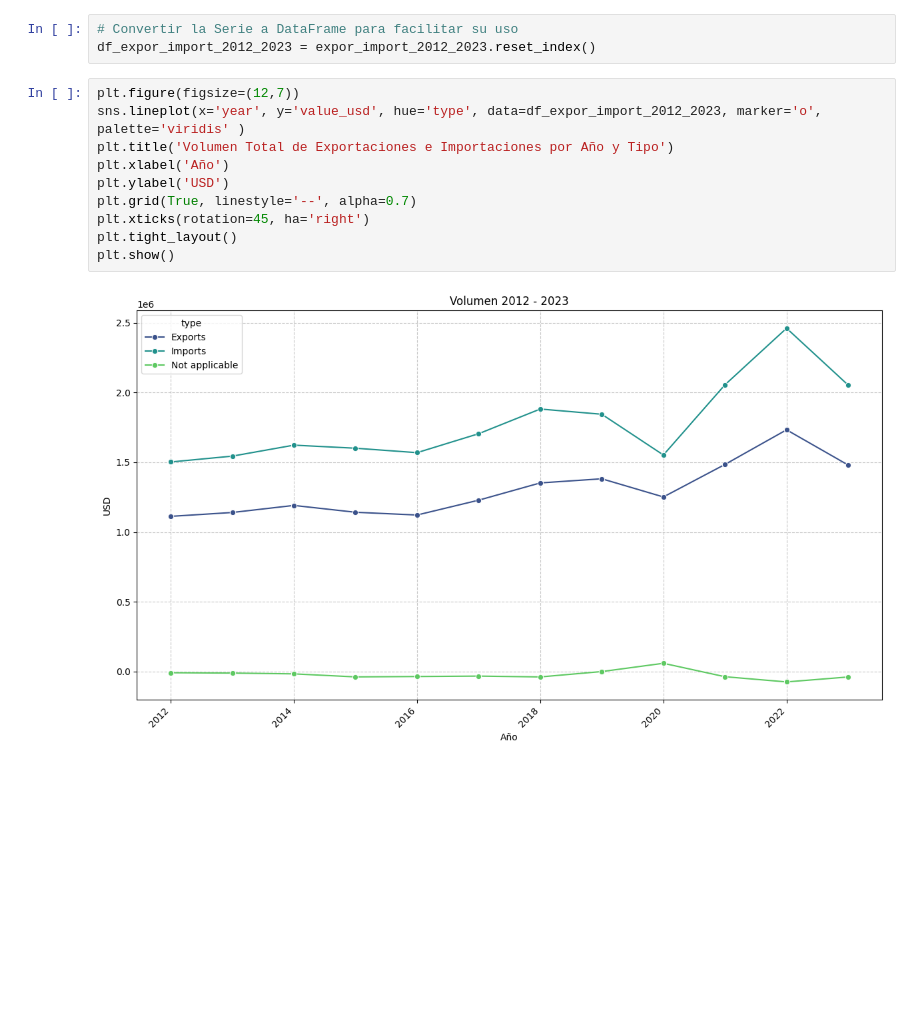
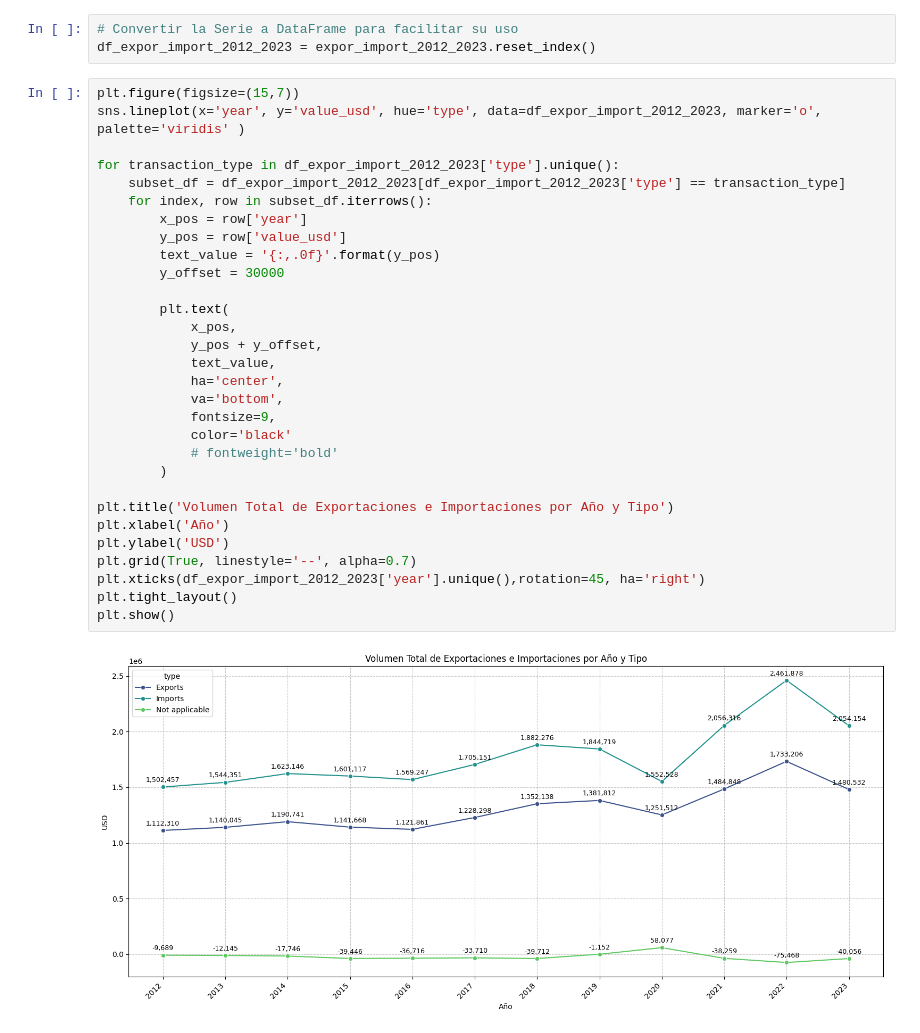
Before and after one commit to SaitoM17/analisis_mexico_trade_statistics_2012_2023, a Jupyter notebook: notebooks/3_analisis_descriptivo.ipynb, the cells around one changed output. Drawn from its saved outputs; the diff is of its cells as text; blank space fills up the shorter version.

```diff
--- a/notebooks/3_analisis_descriptivo.ipynb
+++ b/notebooks/3_analisis_descriptivo.ipynb
@@ -46,14 +46,34 @@ Name: value_usd, dtype: float64
 # Convertir la Serie a DataFrame para facilitar su uso
 df_expor_import_2012_2023 = expor_import_2012_2023.reset_index()
 # %%
-plt.figure(figsize=(12,7))
+plt.figure(figsize=(15,7))
 sns.lineplot(x='year', y='value_usd', hue='type', data=df_expor_import_2012_2023, marker='o', palette='viridis' )
+
+for transaction_type in df_expor_import_2012_2023['type'].unique():
+    subset_df = df_expor_import_2012_2023[df_expor_import_2012_2023['type'] == transaction_type]
+    for index, row in subset_df.iterrows():
+        x_pos = row['year']
+        y_pos = row['value_usd']
+        text_value = '{:,.0f}'.format(y_pos)
+        y_offset = 30000
+
+        plt.text(
+            x_pos,
+            y_pos + y_offset,
+            text_value,
+            ha='center',
+            va='bottom',
+            fontsize=9,
+            color='black'
+            # fontweight='bold'
+        )
+
 plt.title('Volumen Total de Exportaciones e Importaciones por Año y Tipo')
 plt.xlabel('Año')
 plt.ylabel('USD')
 plt.grid(True, linestyle='--', alpha=0.7)
-plt.xticks(rotation=45, ha='right')
+plt.xticks(df_expor_import_2012_2023['year'].unique(),rotation=45, ha='right')
 plt.tight_layout()
 plt.show()
 # %% [output]
-[figure, old version]
+[figure, new version]
```
Also changed, not shown: parts of 1 cell of this notebook.
